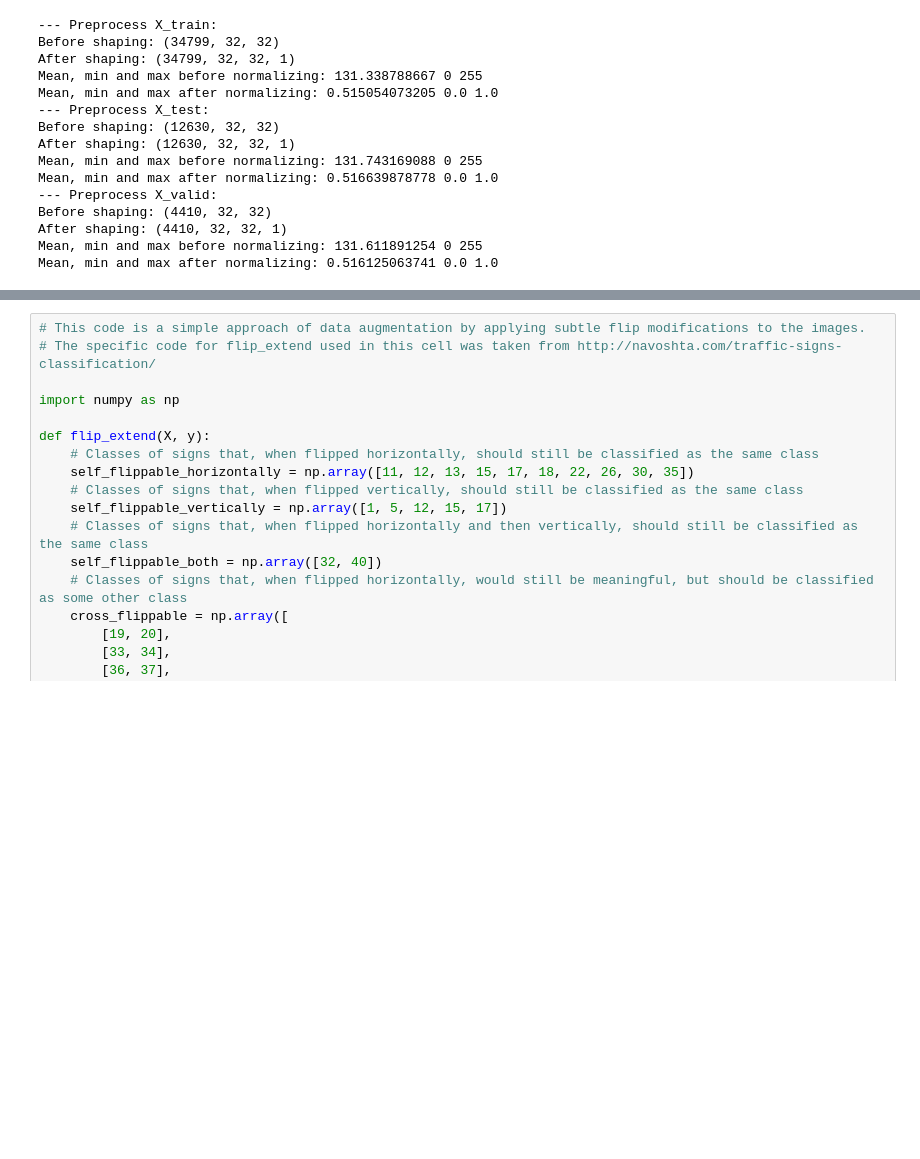
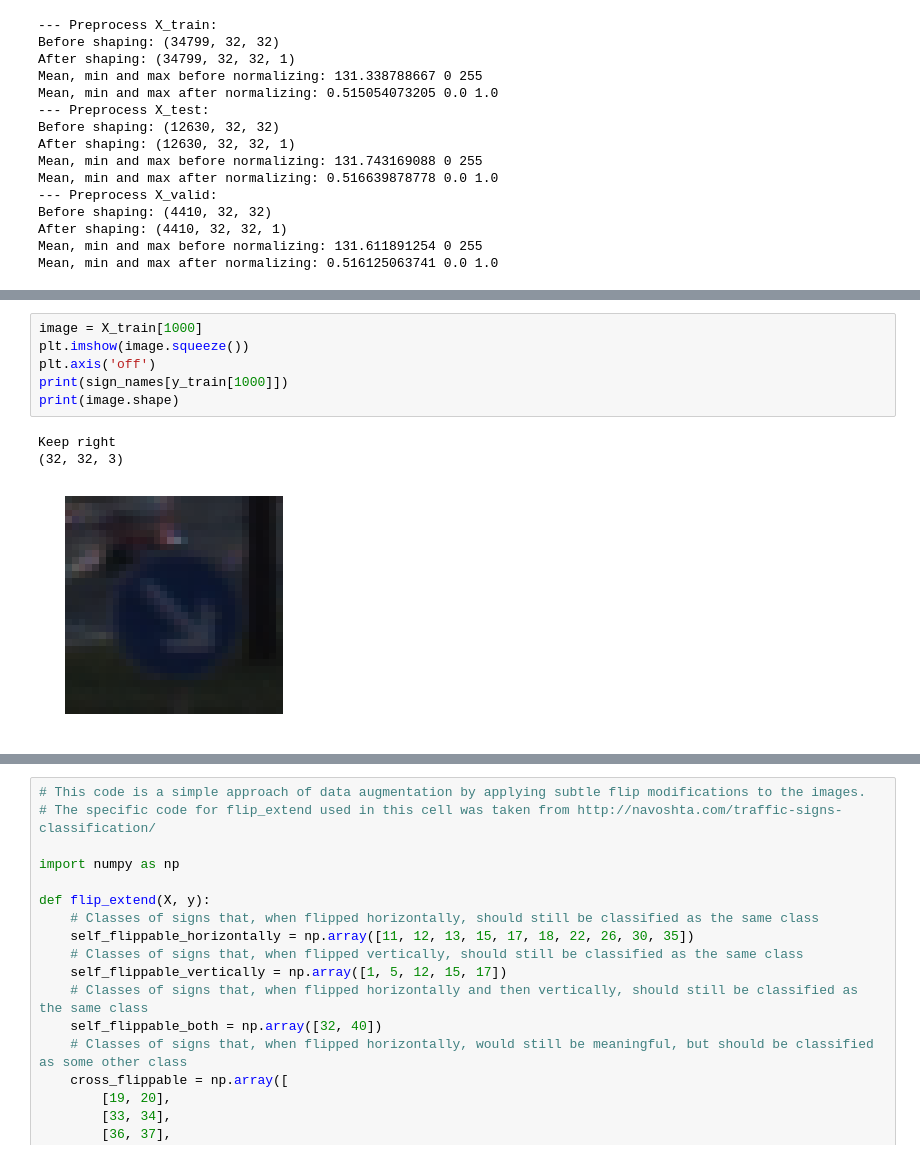
Before and after one commit to carlosbkm/CarND-Traffic-Sign-Classifier, a Jupyter notebook: Traffic_Sign_Classifier.ipynb, the cells around one changed output, grey strips where cells are left out. Saved outputs shown, nothing was run; the diff lists cells and outputs as text; blank space fills up the shorter version.

```diff
--- a/Traffic_Sign_Classifier.ipynb
+++ b/Traffic_Sign_Classifier.ipynb
@@ -232,0 +296,10 @@ show_images_horizontally(X_train_normalized, gray=True)
+# %%
+image = X_train[1000]
+plt.imshow(image.squeeze())
+plt.axis('off')
+print(sign_names[y_train[1000]])
+print(image.shape)
+# %% [output]
+Keep right
+(32, 32, 3)
+[figure, added]
```
Also changed, not shown: parts of 17 cells of this notebook.
